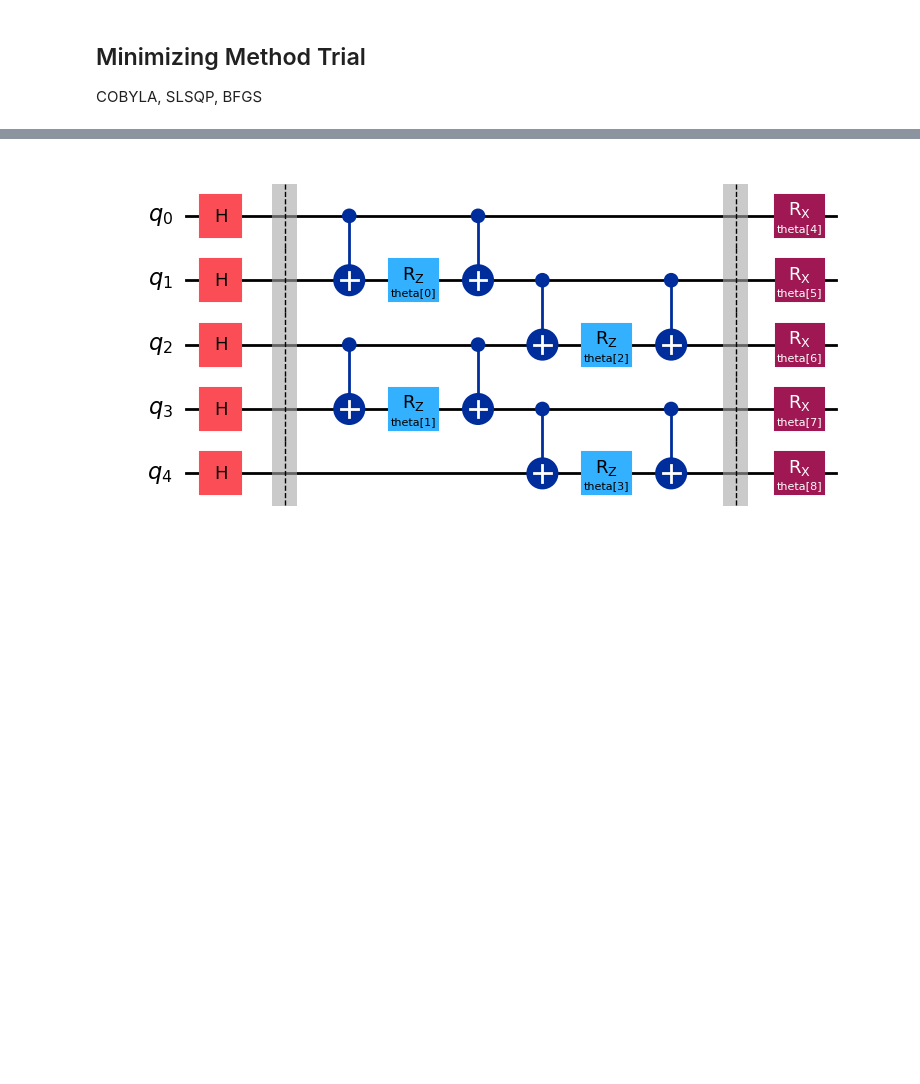
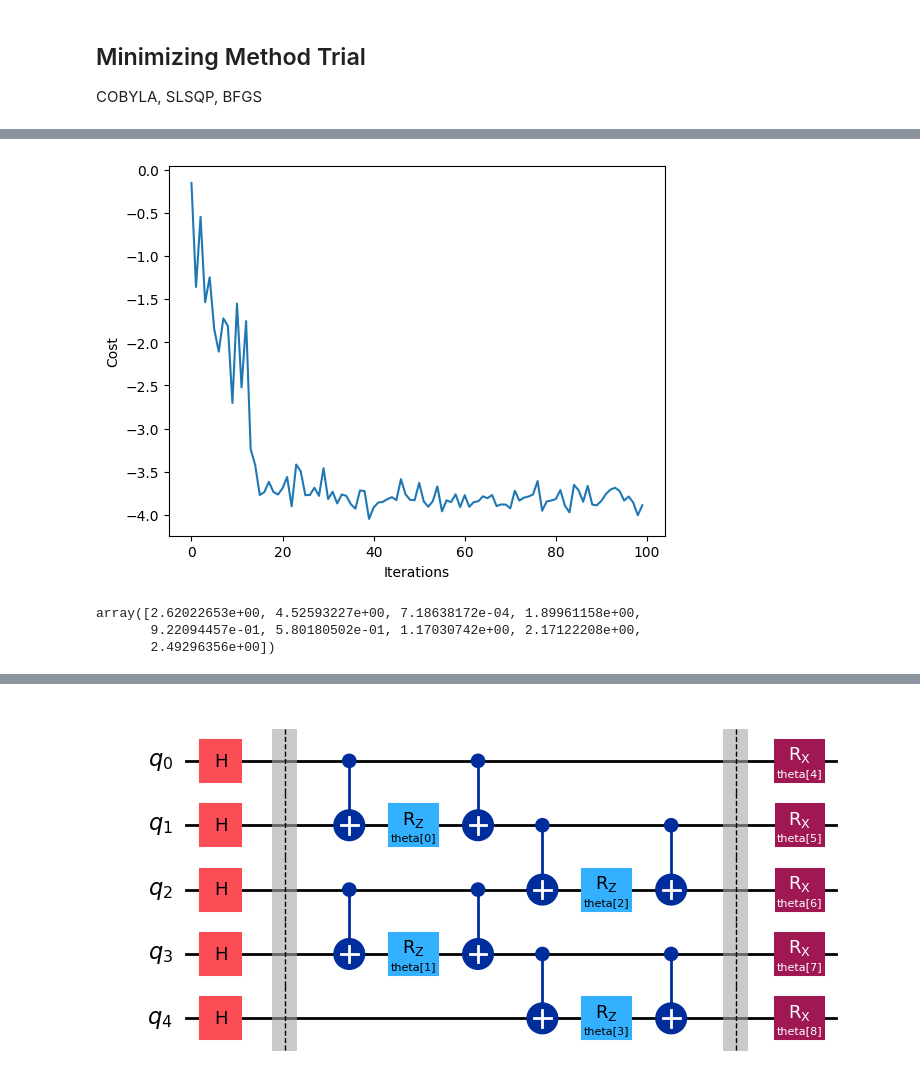
Before and after one commit to BrainConnection/Quantum_Algorithm, a Jupyter notebook: 1. TFIM VQE.ipynb, the cells around one changed output, grey strips where cells are left out. Saved outputs shown, nothing was run; the diff lists cells and outputs as text; code cells hidden in the pictures; blank space fills up the shorter version.

```diff
--- a/1. TFIM VQE.ipynb
+++ b/1. TFIM VQE.ipynb
@@ -558,0 +601,23 @@ seed = 6
+# %%
+fig, ax = plt.subplots()
+ax.plot(range(callback_dict["iters"]), callback_dict["cost_history"])
+ax.set_xlabel("Iterations")
+ax.set_ylabel("Cost")
+plt.draw()
+# %% [output]
+[figure, added]
+# %%
+callback_dict = {
+    "prev_vector": None,
+    "iters": 0,
+    "cost_history": [],
+}
+
+np.random.seed(1)
+x0 = 2 * np.pi * np.random.random(9)
+
+x0
+# %% [output]
+array([2.62022653e+00, 4.52593227e+00, 7.18638172e-04, 1.89961158e+00,
+       9.22094457e-01, 5.80180502e-01, 1.17030742e+00, 2.17122208e+00,
+       2.49296356e+00])
```
Also changed, not shown: parts of 85 cells of this notebook.
